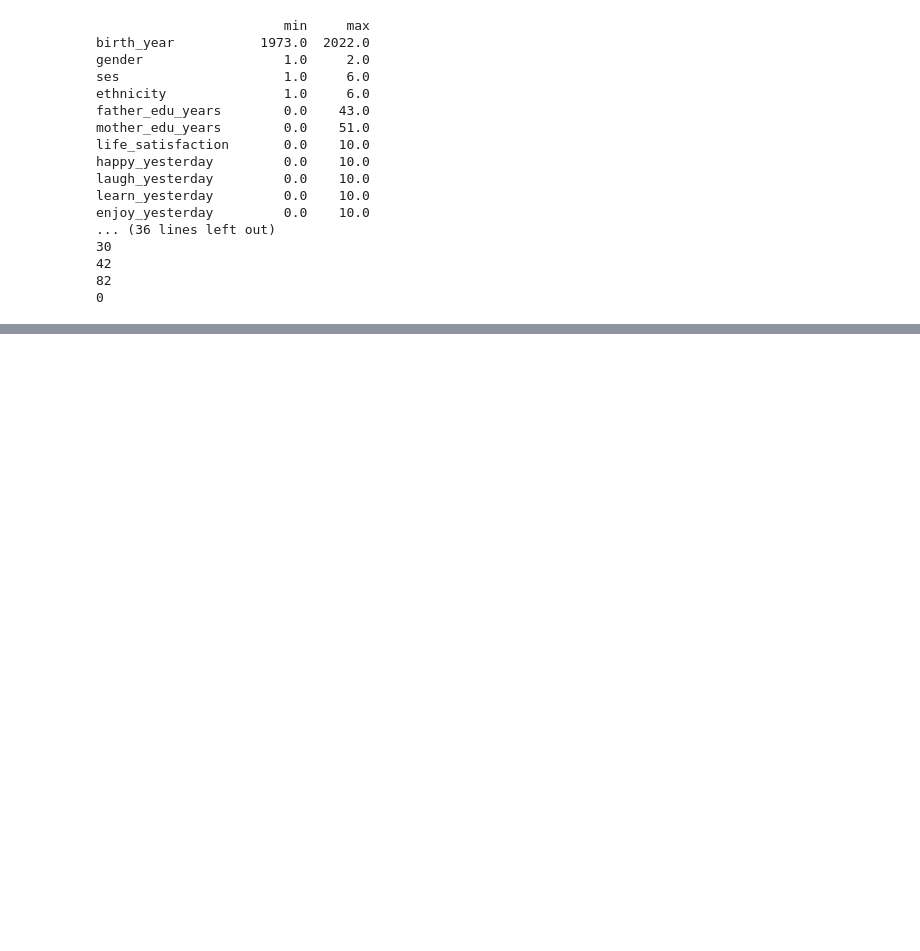
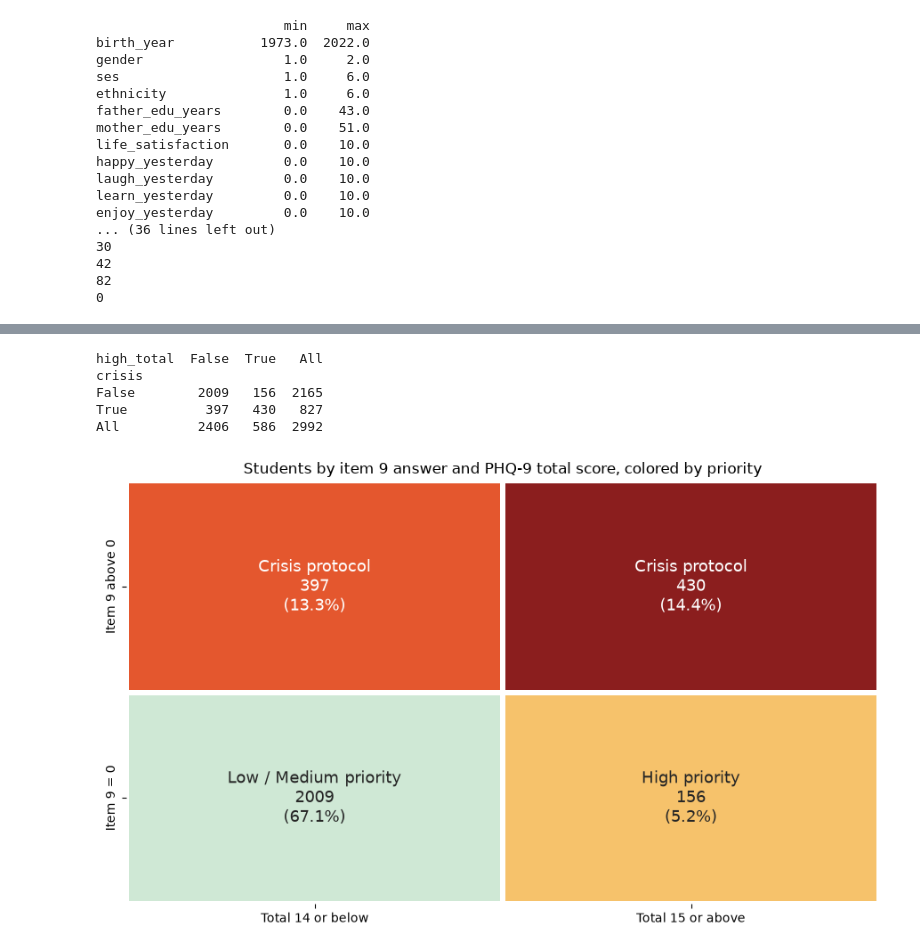
Before and after one commit to jenny-palti/depression-likelihood-analyzer, a Jupyter notebook: stage3_new_dataset.ipynb, the cells around one changed output, grey strips where cells are left out. Cells and saved outputs as stored; diff of their text form; code cells hidden in the pictures; blank space fills up the shorter version.

```diff
--- a/stage3_new_dataset.ipynb
+++ b/stage3_new_dataset.ipynb
@@ -89,0 +114,40 @@ enjoy_yesterday         0.0    10.0
+# %%
+df["crisis"] = df["phq9"] > 0
+df["high_total"] = df["phq_total"] >= 15
+print(pd.crosstab(df["crisis"], df["high_total"], margins=True))
+# %% [output]
+high_total  False  True   All
+crisis
+False        2009   156  2165
+True          397   430   827
+All          2406   586  2992
+# %%
+import numpy as np
+from matplotlib.colors import ListedColormap
+
+counts = pd.crosstab(df["crisis"], df["high_total"]).sort_index(ascending=False)
+counts.index = ["Item 9 above 0", "Item 9 = 0"]
+counts.columns = ["Total 14 or below", "Total 15 or above"]
+
+rank = np.array([[3, 4],
+                 [1, 2]])
+
+names = [["Crisis protocol", "Crisis protocol"],
+         ["Low / Medium priority", "High priority"]]
+
+labels = np.array([[f"{names[r][c]}\n{counts.iloc[r, c]}\n({counts.iloc[r, c] / len(df):.1%})"
+                    for c in range(2)] for r in range(2)])
+
+priority_colors = ListedColormap(["#cfe8d5", "#f6c26b", "#e4572e", "#8b1e1e"])
+
+plt.figure(figsize=(9, 5.5))
+sns.heatmap(rank, annot=labels, fmt="", cmap=priority_colors, vmin=0.5, vmax=4.5,
+            cbar=False, linewidths=3, linecolor="white",
+            xticklabels=counts.columns, yticklabels=counts.index,
+            annot_kws={"size": 13})
+plt.title("Students by item 9 answer and PHQ-9 total score, colored by priority")
+plt.tight_layout()
+plt.savefig("figures/crisis_by_total.png", dpi=150)
+plt.show()
+# %% [output]
+[figure, added]
```
Also changed, not shown: parts of 6 cells of this notebook, 4 other files.
